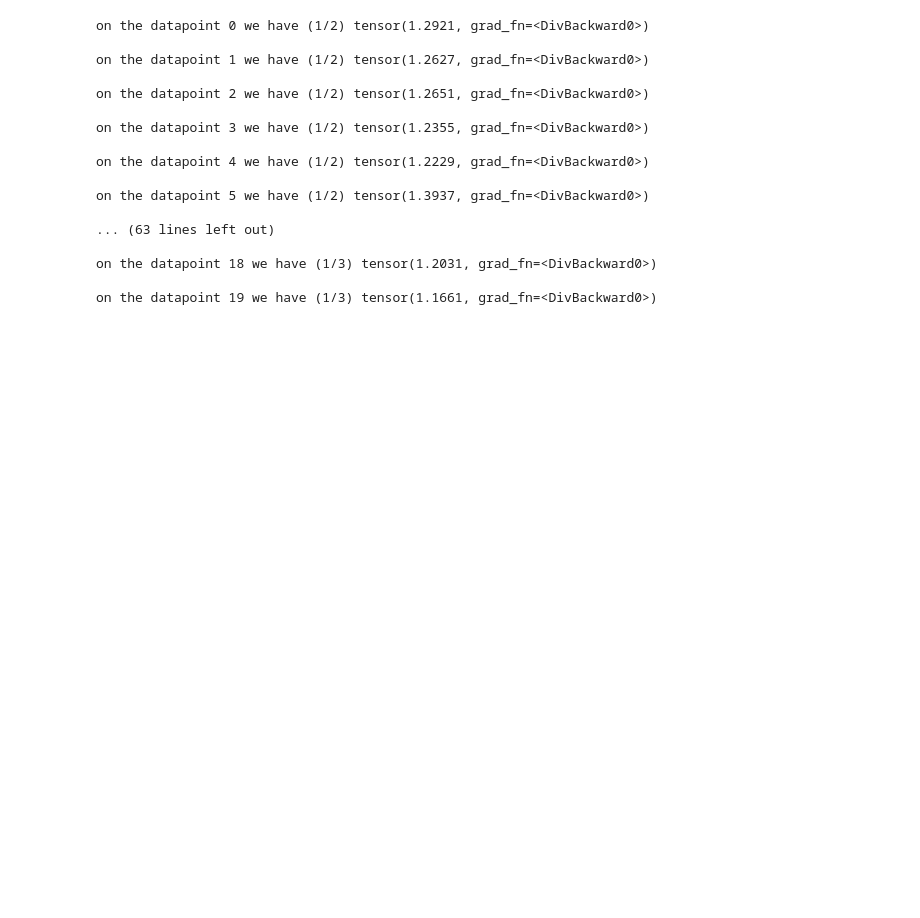
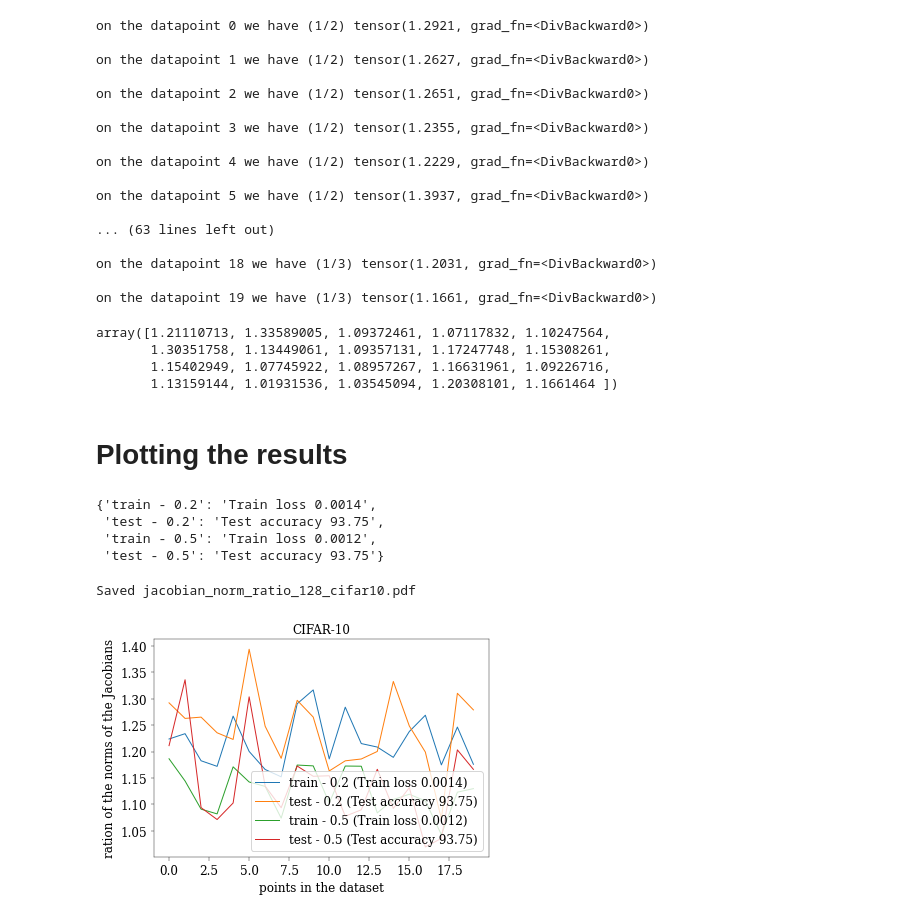
Before and after one commit to PierBeneventano/test_pytorch, a Jupyter notebook: Getting gradients.ipynb, the cells around one changed output. Drawn from its saved outputs; the diff is of its cells as text; code cells hidden in the pictures; blank space fills up the shorter version.

```diff
--- a/Getting gradients.ipynb
+++ b/Getting gradients.ipynb
@@ -10,7 +12,7 @@ a = torch.load('tiger_files/pb29/checkpoint/final/FINAL_dataset_cifar10-model_vg
 
 b = torch.load('tiger_files/pb29/checkpoint/final/FINAL_dataset_cifar10-model_vgg-epoch_200-label_noise_prob_0.2-input_gaussian_noise_0-gaussian_noise_SD_0-noise_decay_decay-batch_size_128.pt', map_location ='cpu')
 
-c = torch.load('tiger_files/pb29/checkpoint/final/FINAL_dataset_cifar10-model_vgg-epoch_200-label_noise_prob_0.2-input_gaussian_noise_0-gaussian_noise_SD_0-noise_decay_fixed-batch_size_128.pt', map_location ='cpu')
+c = torch.load('tiger_files/pb29/checkpoint/final/FINAL_dataset_cifar10-model_vgg-epoch_200-label_noise_prob_0.5-input_gaussian_noise_0-gaussian_noise_SD_0-noise_decay_fixed-batch_size_128.pt', map_location ='cpu')
 # %%
 print('test accuracy:', a['test_acc_array'][-1], b['test_acc_array'][-1], c['test_acc_array'][-1], '\n')
 print('train loss:', a['train_loss_array'][-1], b['train_loss_array'][-1], c['train_loss_array'][-1])
@@ -155,12 +157,18 @@ for i in range(20):
     Jac_3[i] = torch.autograd.functional.jacobian(net3, example_data[i:i+1,:,:,:], create_graph = True)
 #     Jac_diff[i] = torch.autograd.functional.jacobian(net_diff, example_data[i:i+1,:,:,:], create_graph = True)
 # %%
+v_3 = np.zeros(20)
+v_4 = np.zeros(20)
+
+
 for i in range(20):
 #     print('on the datapoint', i, 'the Frobenius norm of the Jacobian of the SGD-trained net is:', torch.norm((Jac_1[i]), p='fro'), 'The one of the label noised:', torch.norm((Jac_2[i])))
     print('on the datapoint', i, 'we have (1/2)', (torch.norm((Jac_1[i])) / torch.norm((Jac_2[i]))), '\n')
+    v_3[i] = torch.norm((Jac_1[i])) / torch.norm((Jac_2[i]))
 
 for i in range(20):
     print('on the datapoint', i, 'we have (1/3)', (torch.norm((Jac_1[i])) / torch.norm((Jac_3[i]))), '\n')
+    v_4[i] = torch.norm((Jac_1[i])) / torch.norm((Jac_3[i]))
 # %% [output]
 on the datapoint 0 we have (1/2) tensor(1.2237, grad_fn=<DivBackward0>)
 
@@ -254,13 +262,19 @@ the min entry in the example 2 is tensor(-2.4291)
 the max entry in the example 2 is tensor(2.2039)
 [figure]
 # %%
+v_1 = np.zeros(20)
+v_2 = np.zeros(20)
 
 for i in range(20):
 #     print('on the datapoint', i, 'the Frobenius norm of the Jacobian of the SGD-trained net is:', torch.norm((Jac_1[i]), p='fro'), 'The one of the label noised:', torch.norm((Jac_2[i])))
     print('on the datapoint', i, 'we have (1/2)', (torch.norm((Jac_4[i])) / torch.norm((Jac_5[i]))), '\n')
 
+    v_1[i] = torch.norm((Jac_4[i])) / torch.norm((Jac_5[i]))
+
 for i in range(20):
     print('on the datapoint', i, 'we have (1/3)', (torch.norm((Jac_4[i])) / torch.norm((Jac_6[i]))), '\n')
+
+    v_2[i] = torch.norm((Jac_4[i])) / torch.norm((Jac_6[i]))
 # %% [output]
 on the datapoint 0 we have (1/2) tensor(1.2921, grad_fn=<DivBackward0>)
 
@@ -279,3 +293,12 @@ on the datapoint 5 we have (1/2) tensor(1.3937, grad_fn=<DivBackward0>)
 on the datapoint 18 we have (1/3) tensor(1.2031, grad_fn=<DivBackward0>)
 
 on the datapoint 19 we have (1/3) tensor(1.1661, grad_fn=<DivBackward0>)
+# %%
+v_2
+# %% [output]
+array([1.21110713, 1.33589005, 1.09372461, 1.07117832, 1.10247564,
+       1.30351758, 1.13449061, 1.09357131, 1.17247748, 1.15308261,
+       1.15402949, 1.07745922, 1.08957267, 1.16631961, 1.09226716,
+       1.13159144, 1.01931536, 1.03545094, 1.20308101, 1.1661464 ])
+# %% [markdown]
+# Plotting the results
@@ -281,0 +345,42 @@ on the datapoint 19 we have (1/3) tensor(1.1661, grad_fn=<DivBackward0>)
+# %%
+accuracy
+# %% [output]
+{'train - 0.2': 'Train loss 0.0014',
+ 'test - 0.2': 'Test accuracy 93.75',
+ 'train - 0.5': 'Train loss 0.0012',
+ 'test - 0.5': 'Test accuracy 93.75'}
+# %%
+mpl.rcParams['font.family'] = 'serif'
+mpl.rcParams['axes.titlesize'] = 12
+mpl.rcParams['axes.labelsize'] = 12
+mpl.rcParams['font.size'] = 12
+mpl.rcParams['legend.fontsize'] = 12
+linewidth = '0.4'
+mpl.rcParams['lines.linewidth'] = 1
+mpl.rcParams['axes.linewidth'] = linewidth
+mpl.rcParams['xtick.major.width'] = linewidth
+mpl.rcParams['ytick.major.width'] = linewidth
+
+fig = plt.figure()
+
+ax = fig.add_subplot(1, 1, 1)
+for res1 in results.items():
+    lbl = res1[0]
+    arr_data = res1[1]#[0]
+    xp = np.array(range(len(arr_data)))
+    fields = toplot[lbl]
+    label = f"{lbl} ({accuracy[lbl]})"
+    ax.plot(xp, arr_data, label=label)
+
+
+ax.set_xlabel('points in the dataset')
+ax.set_ylabel('ration of the norms of the Jacobians')
+ax.set_title("CIFAR-10")
+ax.legend(loc='lower right')
+
+fname = "jacobian_norm_ratio_128_cifar10_1.pdf"
+plt.savefig(fname)
+print(f"Saved {fname}")
+# %% [output]
+Saved jacobian_norm_ratio_128_cifar10.pdf
+[figure, added]
```
Also changed, not shown: parts of 3 cells of this notebook, 2 other files.
